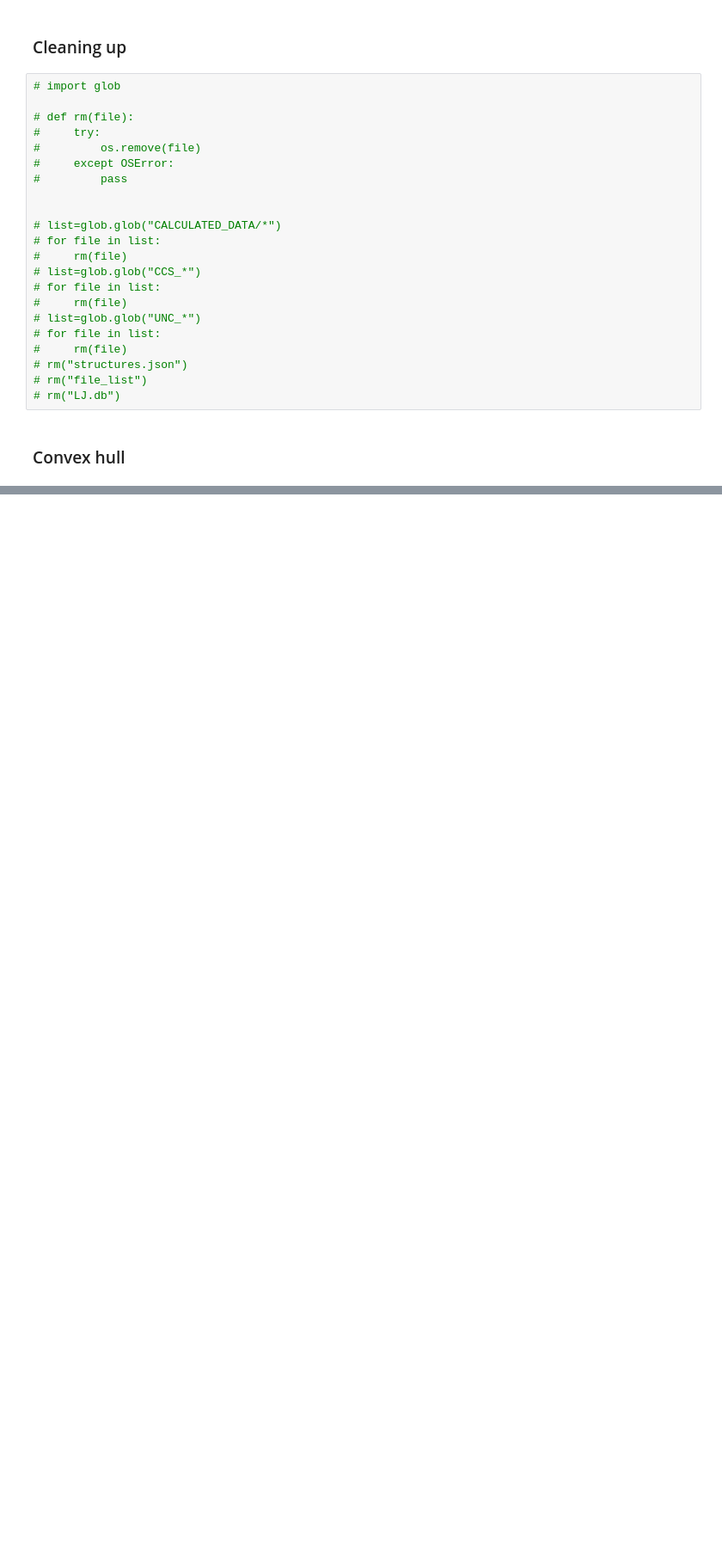
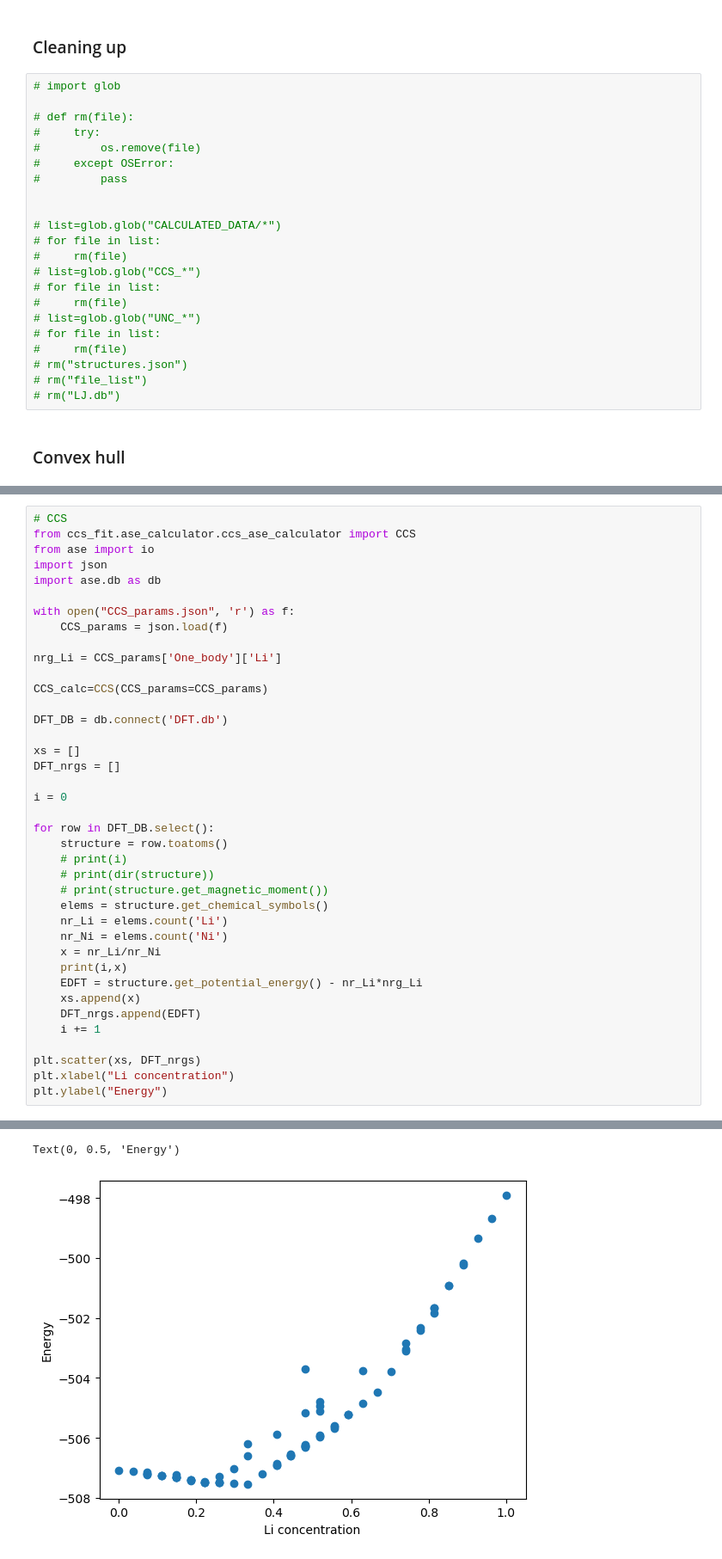
Before and after one commit to ThijsSmolders/Tantalizing, a Jupyter notebook: second_run/CCS/tutorial.ipynb, the cells around one changed output, grey strips where cells are left out. Shown: that part at 86% size. Saved outputs shown, nothing was run; the diff lists cells and outputs as text; blank space fills up the shorter version.

```diff
--- a/second_run/CCS/tutorial.ipynb
+++ b/second_run/CCS/tutorial.ipynb
@@ -750,0 +755,40 @@ Text(0, 0.5, 'Energy')
+# %%
+# CCS
+from ccs_fit.ase_calculator.ccs_ase_calculator import CCS
+from ase import io
+import json
+import ase.db as db
+
+with open("CCS_params.json", 'r') as f:
+    CCS_params = json.load(f)
+
+nrg_Li = CCS_params['One_body']['Li']
+
+CCS_calc=CCS(CCS_params=CCS_params)
+
+DFT_DB = db.connect('DFT.db')
+
+xs = []
+DFT_nrgs = []
+
+i = 0
+
+for row in DFT_DB.select():
+    structure = row.toatoms()
+    # print(i)
+    # print(dir(structure))
+    # print(structure.get_magnetic_moment())
+    elems = structure.get_chemical_symbols()
+    nr_Li = elems.count('Li')
+    nr_Ni = elems.count('Ni')
+    x = nr_Li/nr_Ni
+    print(i,x)
+    EDFT = structure.get_potential_energy() - nr_Li*nrg_Li
+    xs.append(x)
+    DFT_nrgs.append(EDFT)
+    i += 1
+
+plt.scatter(xs, DFT_nrgs)
+plt.xlabel("Li concentration")
+plt.ylabel("Energy")
+# %% [output]
@@ -750,0 +812,2 @@ Text(0, 0.5, 'Energy')
+Text(0, 0.5, 'Energy')
+[figure, added]
```
Also changed, not shown: parts of 11 cells of this notebook, 6 other files.
